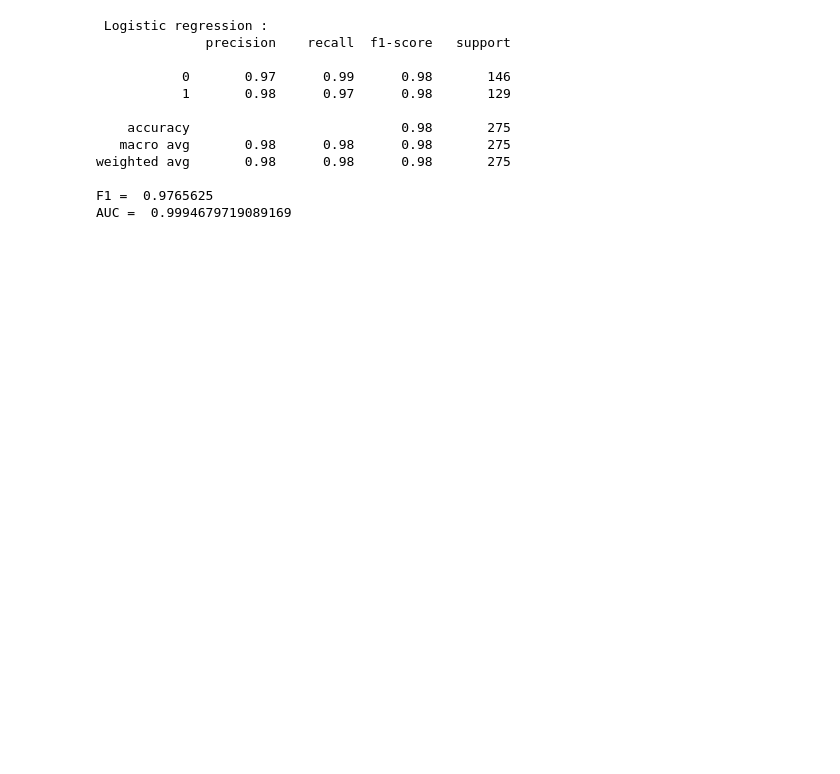
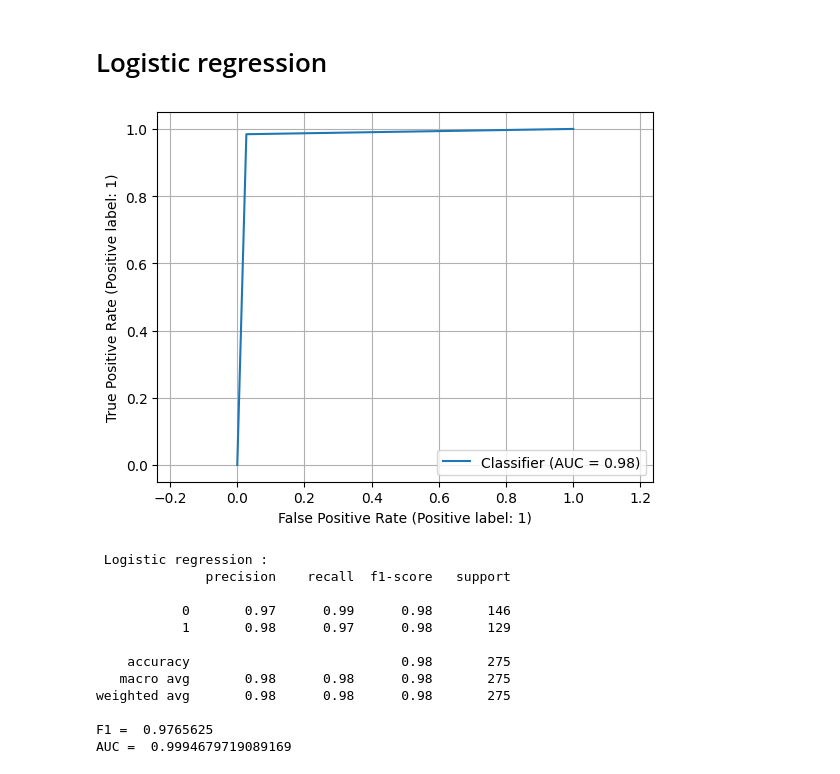
Before and after one commit to liutis6/DSA-exercises, a Jupyter notebook: exercises/U2/mainU2.ipynb, the cells around one changed output. Drawn from its saved outputs; the diff is of its cells as text; code cells hidden in the pictures; blank space fills up the shorter version.

```diff
--- a/exercises/U2/mainU2.ipynb
+++ b/exercises/U2/mainU2.ipynb
@@ -103,12 +120,17 @@ AUC =  0.9992019578633752
+# %% [markdown]
+# Logistic regression
 # %%
 from sklearn.linear_model import LogisticRegression
 lr = Pipeline([
     ('pre', numeric_transformer),
     ('model', LogisticRegression(random_state=seed, intercept_scaling=0.5, max_iter=10000))
 ])
 name = 'Logistic regression'
-evaluate(get_predictions(lr), name)
+p_lr = get_predictions(lr)
+graph_ROC(p_lr)
+evaluate(p_lr, name)
 # %% [output]
+[figure, added]
  Logistic regression :
               precision    recall  f1-score   support
 
```
Also changed, not shown: parts of 18 cells of this notebook, 3 other files.
